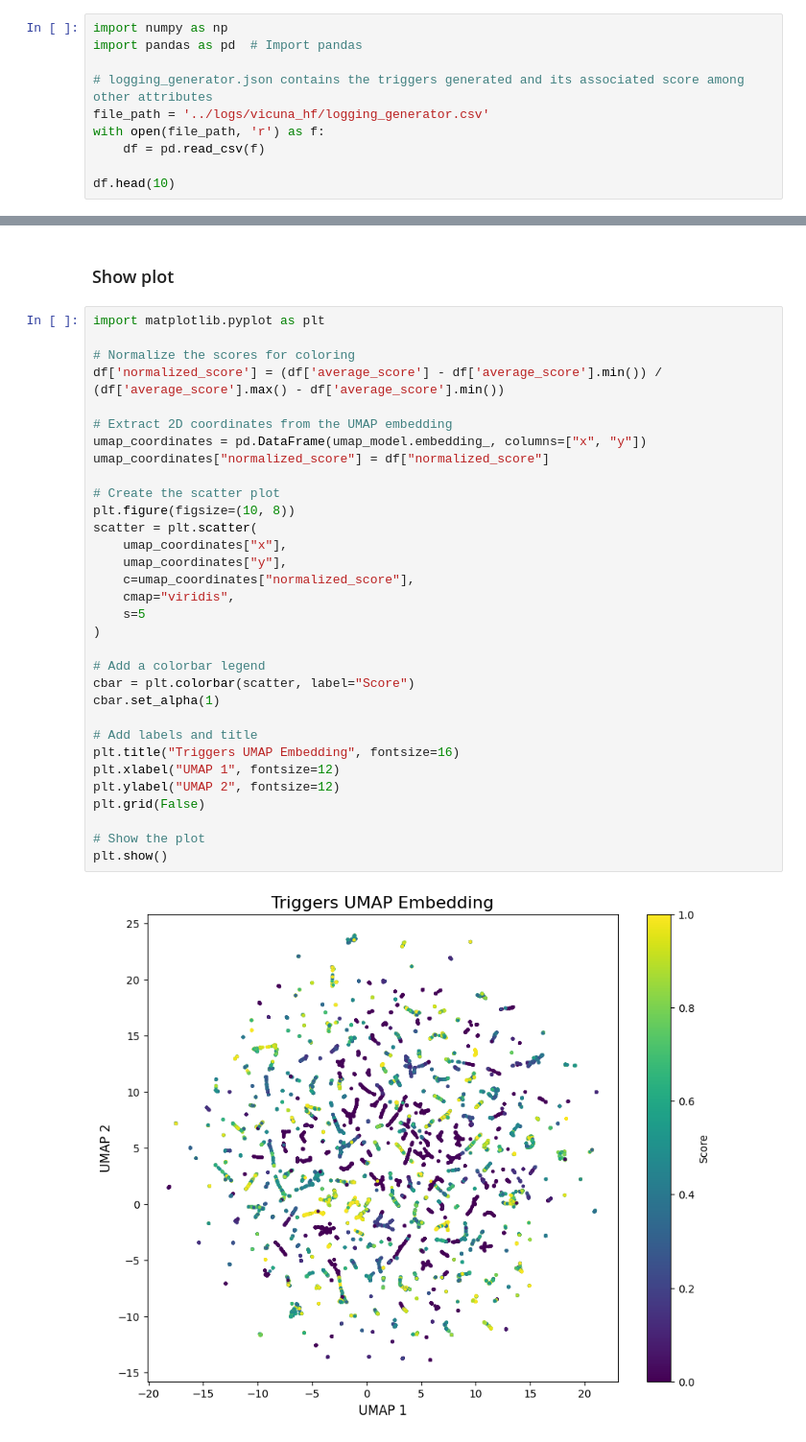
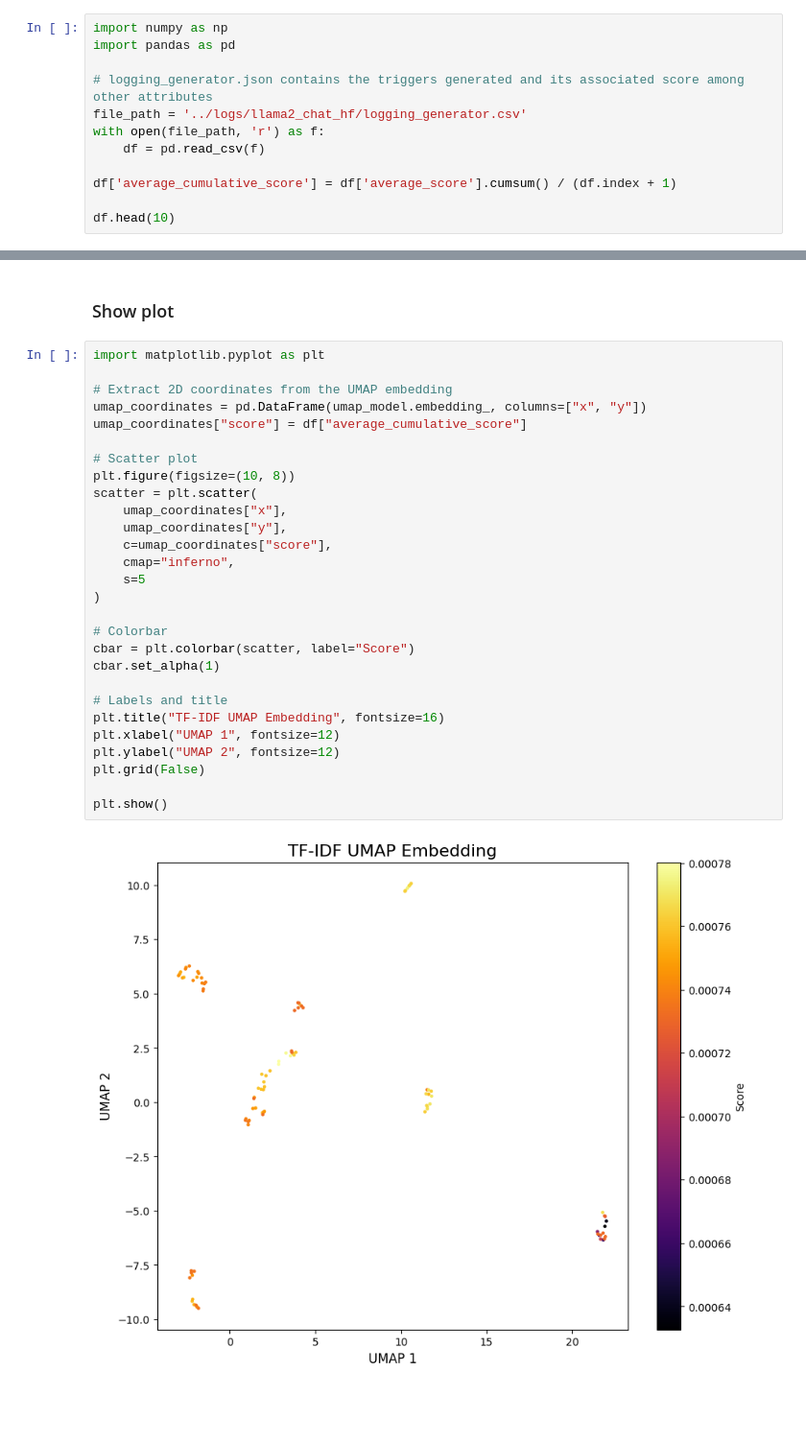
Before and after one commit to qroa/QROA, a Jupyter notebook: notebook/suffix_plot_tf-idf.ipynb, the cells around one changed output, grey strips where cells are left out. Shown: that part at 96% size. Drawn from its saved outputs; the diff is of its cells as text; blank space fills up the shorter version.

```diff
--- a/notebook/suffix_plot_tf-idf.ipynb
+++ b/notebook/suffix_plot_tf-idf.ipynb
@@ -2,13 +2,15 @@
 ### Generate the dataframe
 # %%
 import numpy as np
-import pandas as pd  # Import pandas
+import pandas as pd
 
 # logging_generator.json contains the triggers generated and its associated score among other attributes
-file_path = '../logs/vicuna_hf/logging_generator.csv'
+file_path = '../logs/llama2_chat_hf/logging_generator.csv'
 with open(file_path, 'r') as f:
     df = pd.read_csv(f)
 
+df['average_cumulative_score'] = df['average_score'].cumsum() / (df.index + 1)
+
 df.head(10)
 # %% [output]
 |  | model_name | embedding_model_name | scoring_method | nb_tokens | batch_size | topk | max_d | ucb_c | ... |
@@ -61,34 +47,30 @@ Falling back to random initialisation!
 # %%
 import matplotlib.pyplot as plt
 
-# Normalize the scores for coloring
-df['normalized_score'] = (df['average_score'] - df['average_score'].min()) / (df['average_score'].max() - df['average_score'].min())
-
 # Extract 2D coordinates from the UMAP embedding
 umap_coordinates = pd.DataFrame(umap_model.embedding_, columns=["x", "y"])
-umap_coordinates["normalized_score"] = df["normalized_score"]
+umap_coordinates["score"] = df["average_cumulative_score"]
 
-# Create the scatter plot
+# Scatter plot
 plt.figure(figsize=(10, 8))
 scatter = plt.scatter(
     umap_coordinates["x"],
     umap_coordinates["y"],
-    c=umap_coordinates["normalized_score"],
-    cmap="viridis",
+    c=umap_coordinates["score"],
+    cmap="inferno",
     s=5
 )
 
-# Add a colorbar legend
+# Colorbar
 cbar = plt.colorbar(scatter, label="Score")
 cbar.set_alpha(1)
 
-# Add labels and title
-plt.title("Triggers UMAP Embedding", fontsize=16)
+# Labels and title
+plt.title("TF-IDF UMAP Embedding", fontsize=16)
 plt.xlabel("UMAP 1", fontsize=12)
 plt.ylabel("UMAP 2", fontsize=12)
 plt.grid(False)
 
-# Show the plot
 plt.show()
 # %% [output]
-[figure, old version]
+[figure, new version]
```
Also changed, not shown: parts of 3 cells of this notebook, 2 other files.
